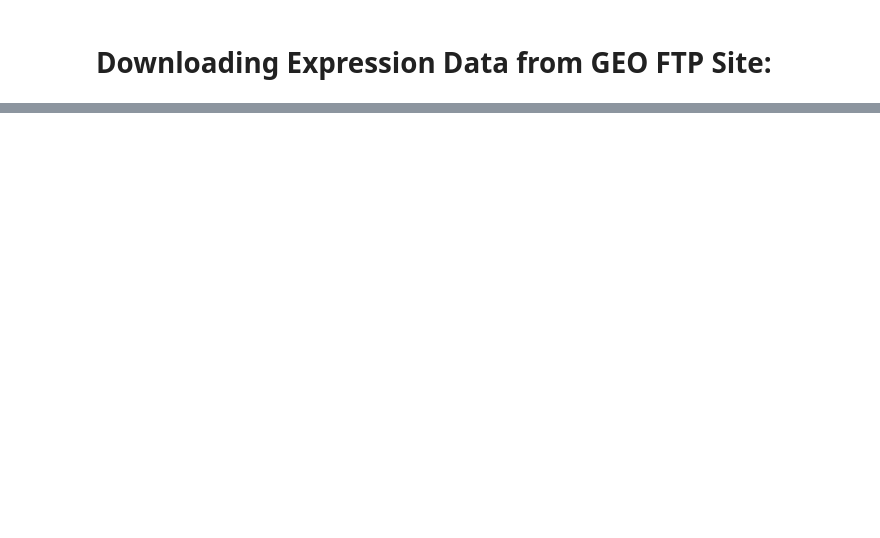
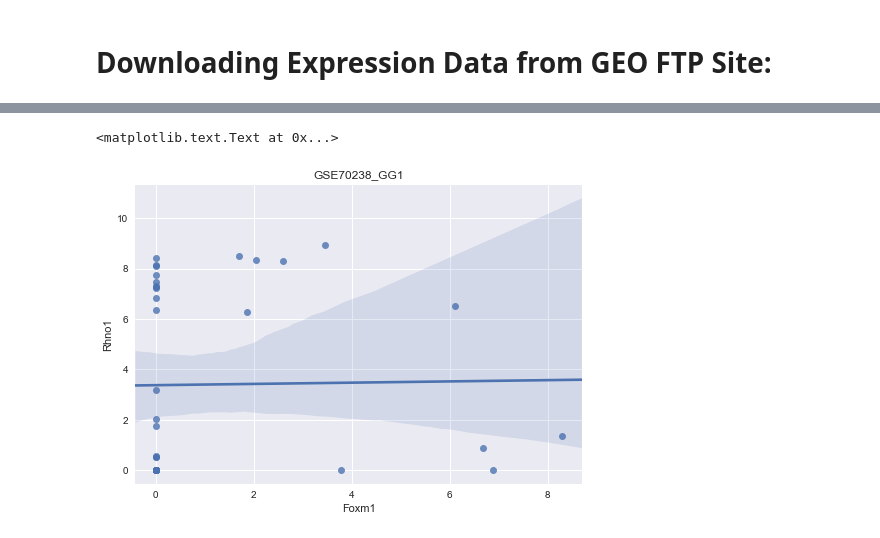
Before and after one commit to malbahrani/scRNAseq_project, a Jupyter notebook: geo_series_expression_dataset.ipynb, the cells around one changed output, grey strips where cells are left out. Cells and saved outputs as stored; diff of their text form; code cells hidden in the pictures; blank space fills up the shorter version.

```diff
--- a/geo_series_expression_dataset.ipynb
+++ b/geo_series_expression_dataset.ipynb
@@ -40,0 +135,5 @@ df.loc[df['UID'].isin(['Foxm1','Rhno1'])]
+# %%
+sns.regplot(x=df_gg1['Foxm1'], y=df_gg1['Rhno1']).set_title('GSE70238_GG1')
+# %% [output]
+<matplotlib.text.Text at 0x...>
+[figure, added]
```
Also changed, not shown: parts of 28 cells of this notebook.
